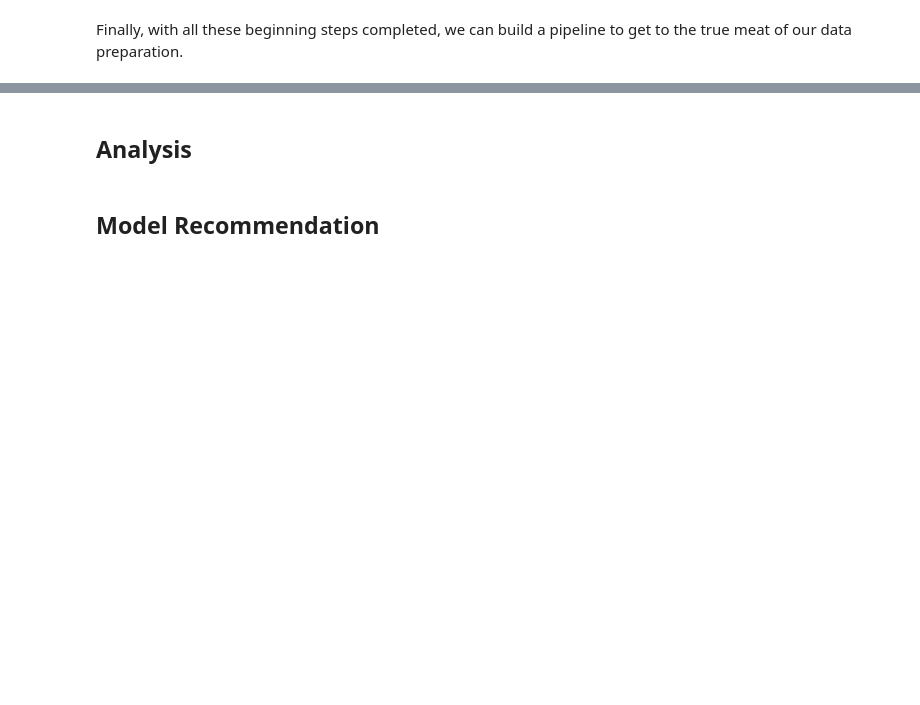
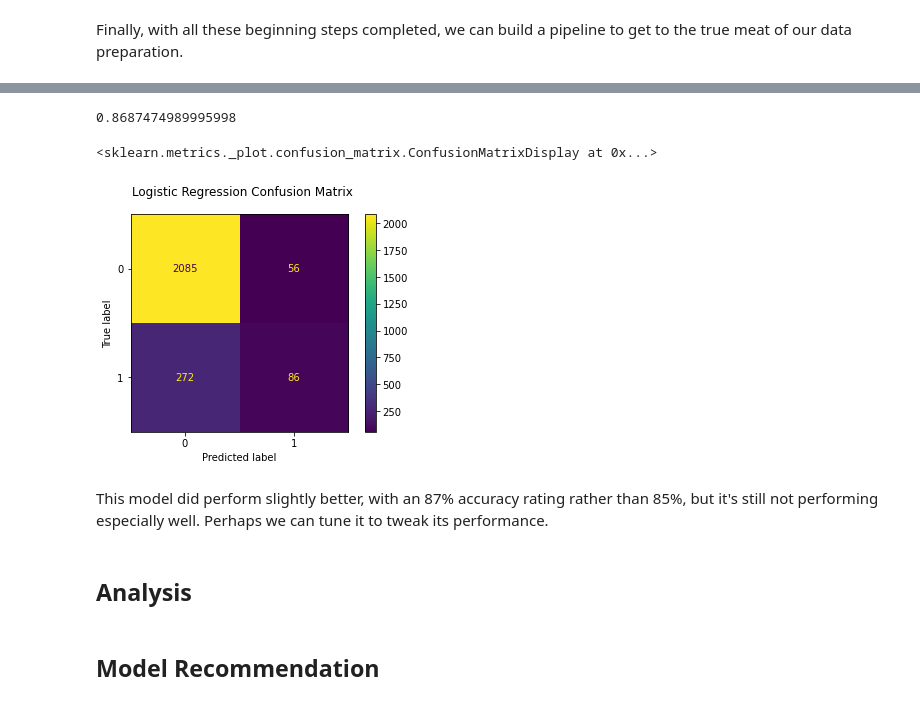
Before and after one commit to falloutb1tch/CustomerChurnProject, a Jupyter notebook: Final.ipynb, the cells around one changed output, grey strips where cells are left out. Cells and saved outputs as stored; diff of their text form; code cells hidden in the pictures; blank space fills up the shorter version.

```diff
--- a/Final.ipynb
+++ b/Final.ipynb
@@ -178,0 +232,5 @@ standard_pipeline.fit_transform(X_train)
+# %%
+log_pipe1 = Pipeline(steps=[('ct', standard_pipeline),
+                          ('logreg', LogisticRegression(random_state=42, penalty='none'))])
+# %%
+log_pipe1.fit(X_train, y_train)
@@ -178,0 +264,6 @@ standard_pipeline.fit_transform(X_train)
+# %%
+log_pipe2 = Pipeline(steps=[('ct', standard_pipeline),
+                          ('logreg', LogisticRegression(random_state=42, penalty='none',
+                                                       max_iter = 1000))])
+# %%
+log_pipe2.fit(X_train, y_train)
@@ -179,3 +288,18 @@ standard_pipeline.fit_transform(X_train)
+# %%
+log_pipe2.score(X_train, y_train)
+# %% [output]
+0.8687474989995998
+# %%
+fig, ax = plt.subplots()
+
+fig.suptitle("Logistic Regression Confusion Matrix")
+
+ConfusionMatrixDisplay(confusion_matrix(y_train, log_pipe2.predict(X_train))).plot(ax=ax)
+# %% [output]
+<sklearn.metrics._plot.confusion_matrix.ConfusionMatrixDisplay at 0x...>
+[figure, added]
+# %% [markdown]
+This model did perform slightly better, with an 87% accuracy rating rather than 85%, but it's still not performing especially well. Perhaps we can tune it to tweak its performance.
 # %% [markdown]
 ## Analysis
 # %% [markdown]
```
Also changed, not shown: parts of 22 cells of this notebook.
